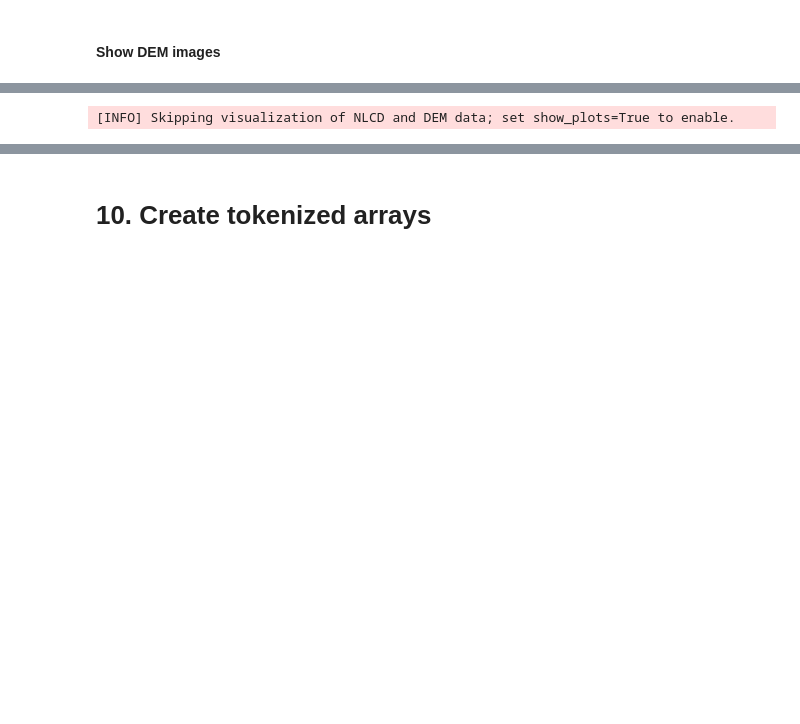
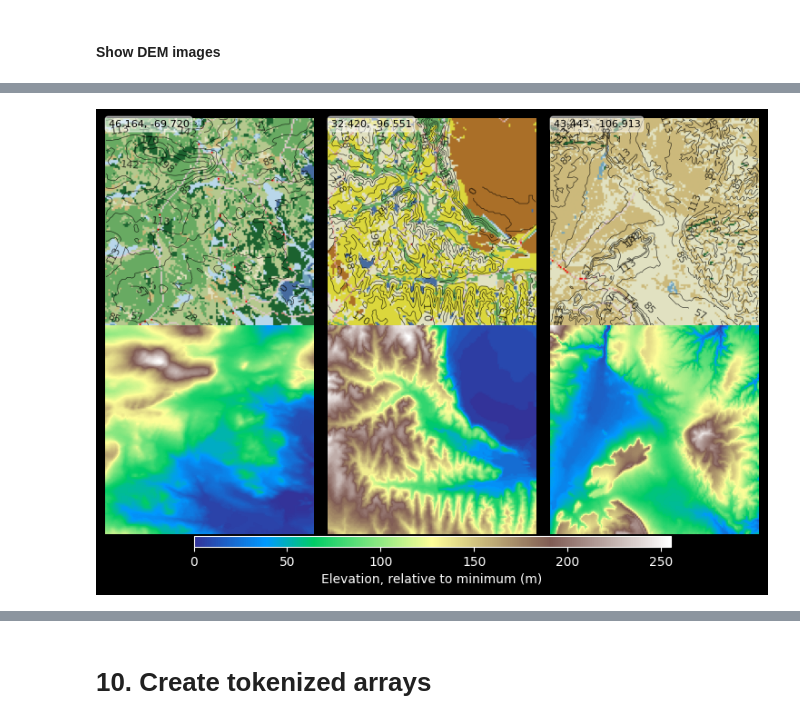
Before and after one commit to ckrapu/lc-gpt, a Jupyter notebook: scripts/prep-dataset.ipynb, the cells around one changed output, grey strips where cells are left out. Drawn from its saved outputs; the diff is of its cells as text; code cells hidden in the pictures; blank space fills up the shorter version.

```diff
--- a/scripts/prep-dataset.ipynb
+++ b/scripts/prep-dataset.ipynb
@@ -1122,8 +1355,9 @@ else:
 # Create visualization of NLCD and DEM data
 n_images = 3
 seen_classes = set()
+show_legend = False
 if config.show_plots:
-    fig, axes = plt.subplots(2, n_images, figsize=(n_images*2.5, 8))
+    fig, axes = plt.subplots(2, n_images, figsize=(n_images*2.5, 6))
 
     # Pick random sample of train images to show
 
@@ -1140,42 +1374,45 @@ if config.show_plots:
         # Calculate contours (relative to minimum elevation)
         levels = np.linspace(0, dem_relative.max(), 10)
 
         # Plot NLCD with contours
         axes[0, i].imshow(lut[train_images[sample_idx]])
         cs = axes[0, i].contour(dem_relative, levels=levels, colors='k', alpha=0.7, linewidths=0.5)
         axes[0, i].clabel(cs, inline=True, fontsize=8, fmt='%.0f')
-        axes[0, i].set_title(f'Training Image {i+1}')
+
         axes[0, i].axis('off')
 
         # Add lat/lon labels to image
         centroid = train_gdf.iloc[sample_idx].geometry.centroid
-        axes[0, i].text(1.5, 3, f"{centroid.y:.3f}, {centroid.x:.3f}", color='black',
+        axes[0, i].text(1.5, 5, f"{centroid.y:.3f}, {centroid.x:.3f}", color='black', fontsize=8,
                         bbox=dict(facecolor='white', alpha=0.5, boxstyle='round,pad=0.3'))
         axes[0, i].grid(True, linestyle='--', alpha=0.8, color='k')
 
         # Plot DEM
         im = axes[1, i].imshow(dem, cmap='terrain')
-        axes[1, i].set_title(f'Elevation Image {i+1}')
         axes[1, i].axis('off')
         seen_classes.update(np.unique(train_images[sample_idx]))
+
+    axes[1, 0].set_ylabel(f'Elevation')
+    axes[0, 0].set_ylabel(f'Land Cover')
 
     # Add colorbar for elevation below the subplots
     cbar_ax = fig.add_axes([0.15, 0.12, 0.7, 0.02])
     fig.colorbar(im, cax=cbar_ax, orientation='horizontal', label='Elevation, relative to minimum (m)')
 
     # Add legend for NLCD classes above the subplots
-    legend_handles = [mpatches.Patch(color=classes_df.loc[idx, "RGB"],
-                                     label=classes_df.loc[idx, "name"])
-                      for idx in seen_classes]
-    fig.legend(handles=legend_handles, loc='upper center',
-               bbox_to_anchor=(0.5, 0.99), ncol=4)
+    if show_legend:
+        legend_handles = [mpatches.Patch(color=classes_df.loc[idx, "RGB"],
+                                        label=classes_df.loc[idx, "name"])
+                        for idx in enumerate(seen_classes)]
+        fig.legend(handles=legend_handles, loc='upper center',
+                bbox_to_anchor=(0.5, 0.99), ncol=4)
 
     plt.tight_layout(rect=[0, 0.1, 1, 0.95])
     plt.show()
 else:
     logging.info("Skipping visualization of NLCD and DEM data; set show_plots=True to enable.")
 # %% [output]
-[INFO] Skipping visualization of NLCD and DEM data; set show_plots=True to enable.
+[figure, added]
 # %%
 # Visualize slope and aspect for a few samples
 if config.show_plots:
```
Also changed, not shown: parts of 25 cells of this notebook, 4 other files.
